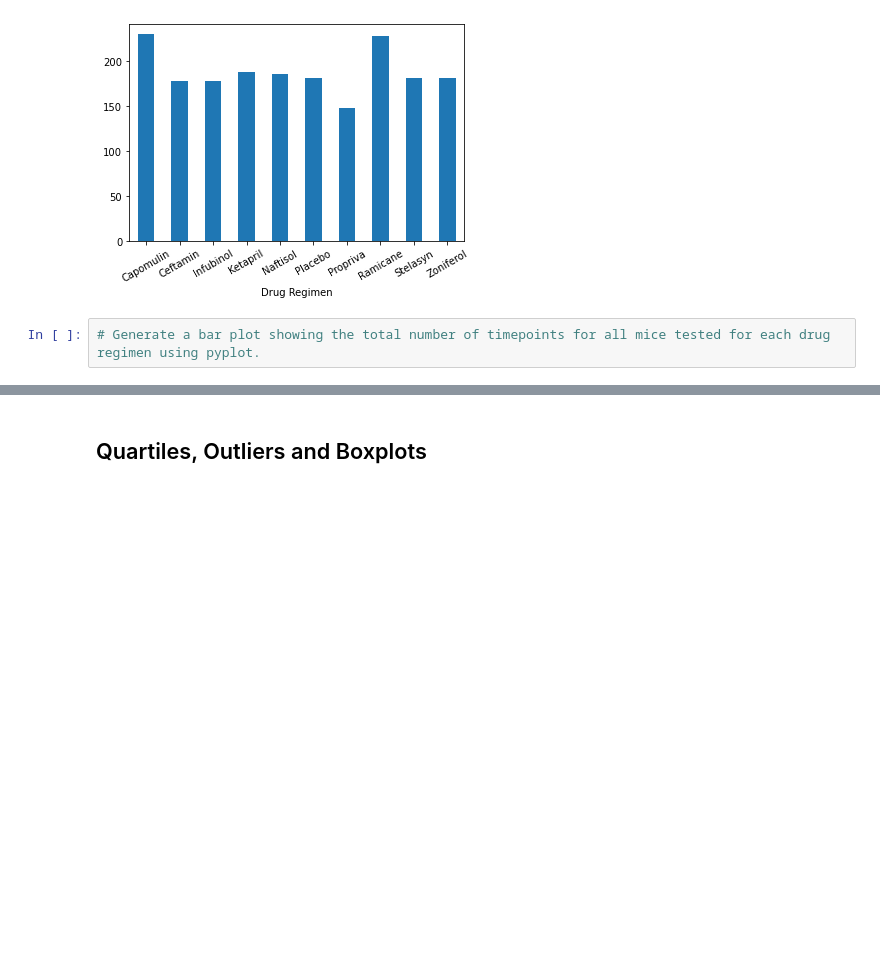
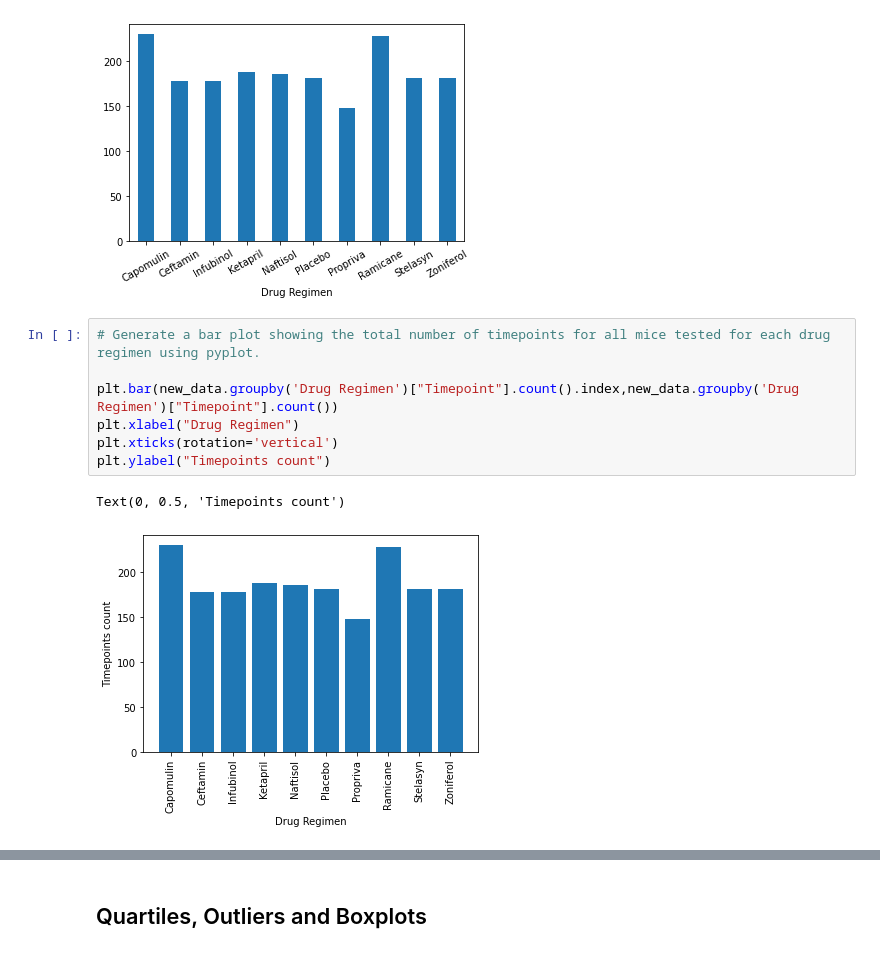
Before and after one commit to vn02063007/Module-5-Challenge, a Jupyter notebook: Pymaceuticals/pymaceuticals_starter.ipynb, the cells around one changed output, grey strips where cells are left out. Saved outputs shown, nothing was run; the diff lists cells and outputs as text; blank space fills up the shorter version.

```diff
--- a/Pymaceuticals/pymaceuticals_starter.ipynb
+++ b/Pymaceuticals/pymaceuticals_starter.ipynb
@@ -132,5 +127,13 @@ new_data.groupby('Drug Regimen').count()['Timepoint'].plot.bar (x='Drug Regimen'
 [figure]
 # %%
 # Generate a bar plot showing the total number of timepoints for all mice tested for each drug regimen using pyplot.
+
+plt.bar(new_data.groupby('Drug Regimen')["Timepoint"].count().index,new_data.groupby('Drug Regimen')["Timepoint"].count())
+plt.xlabel("Drug Regimen")
+plt.xticks(rotation='vertical')
+plt.ylabel("Timepoints count")
+# %% [output]
+Text(0, 0.5, 'Timepoints count')
+[figure, added]
 # %%
 # Generate a pie plot showing the distribution of female versus male mice using Pandas
```
Also changed, not shown: parts of 14 cells of this notebook.
